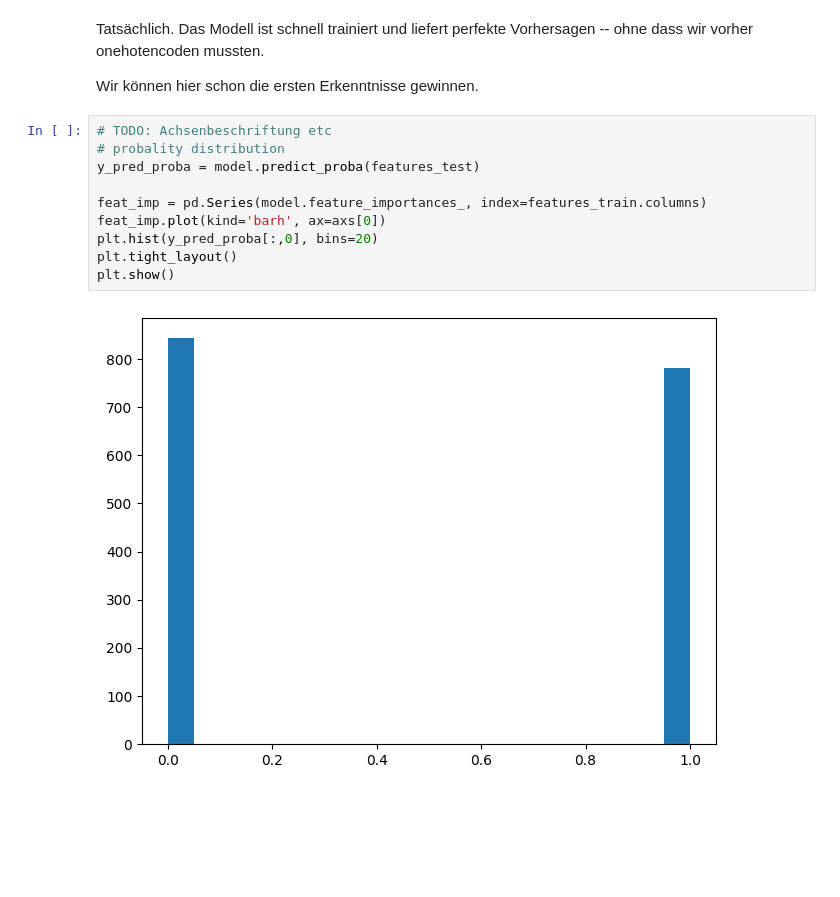
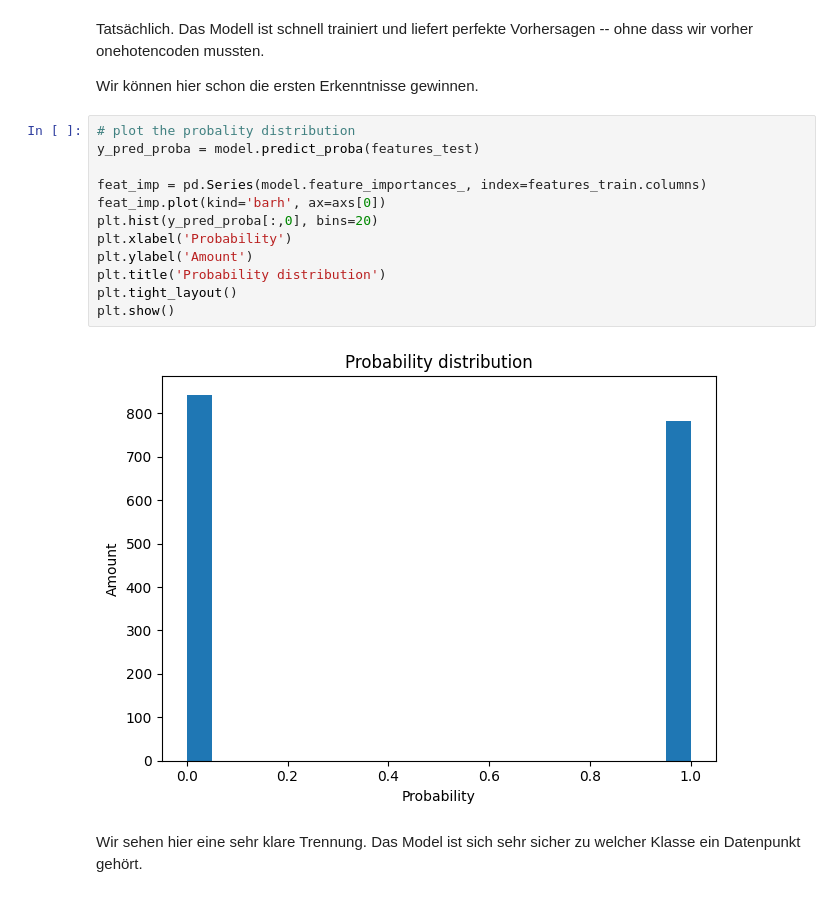
Before and after one commit to mmlau/Can-I-eat-it, a Jupyter notebook: notebooks/2_model_selection.ipynb, the cells around one changed output. Drawn from its saved outputs; the diff is of its cells as text; blank space fills up the shorter version.

```diff
--- a/notebooks/2_model_selection.ipynb
+++ b/notebooks/2_model_selection.ipynb
@@ -311,16 +311,20 @@ Tatsächlich. Das Modell ist schnell trainiert und liefert perfekte Vorhersagen
 
 Wir können hier schon die ersten Erkenntnisse gewinnen.
 # %%
-# TODO: Achsenbeschriftung etc
-# probality distribution
+# plot the probality distribution
 y_pred_proba = model.predict_proba(features_test)
 
 feat_imp = pd.Series(model.feature_importances_, index=features_train.columns)
 feat_imp.plot(kind='barh', ax=axs[0])
 plt.hist(y_pred_proba[:,0], bins=20)
+plt.xlabel('Probability')
+plt.ylabel('Amount')
+plt.title('Probability distribution')
 plt.tight_layout()
 plt.show()
 # %% [output]
-[figure, old version]
+[figure, new version]
+# %% [markdown]
+Wir sehen hier eine sehr klare Trennung. Das Model ist sich sehr sicher zu welcher Klasse ein Datenpunkt gehört.
 # %%
 # Look at the feature importance
```
Also changed, not shown: parts of 4 cells of this notebook.
